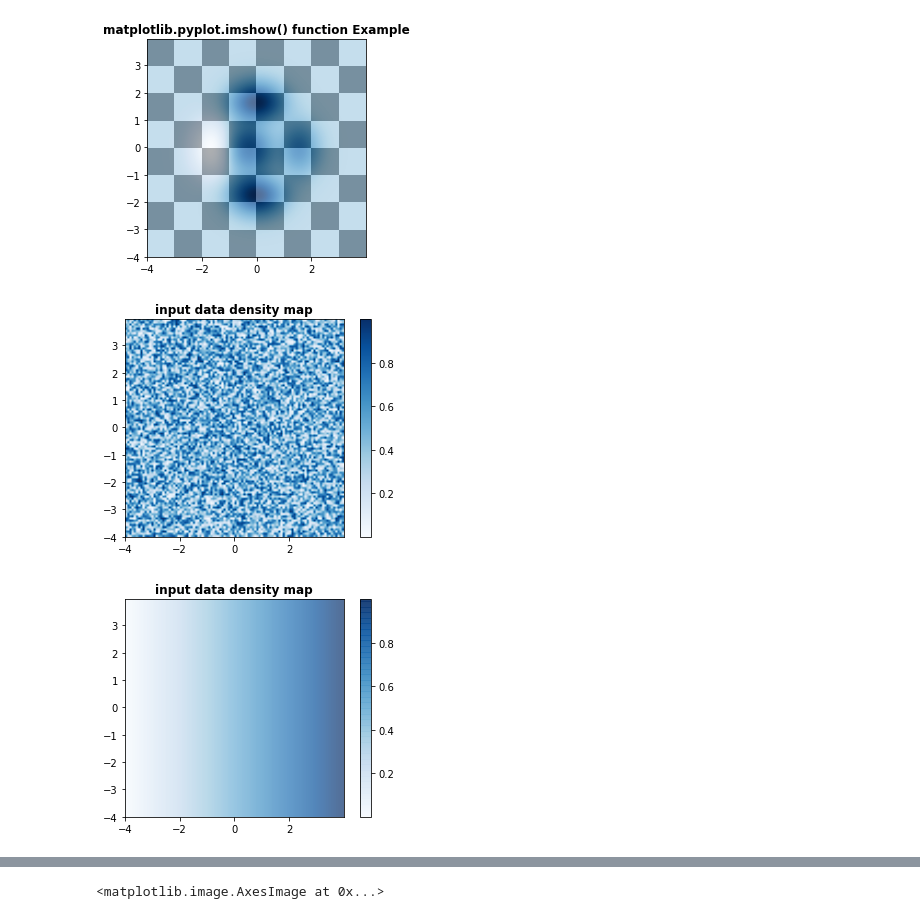
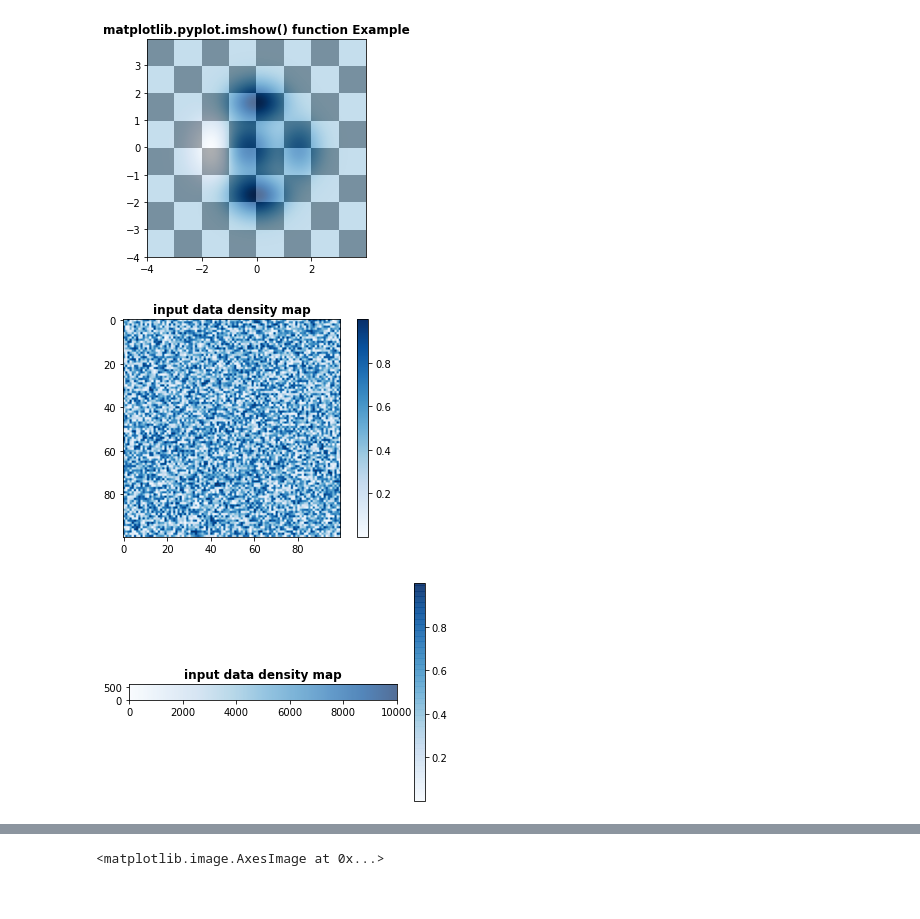
Before and after one commit to MetricVoid/CV, a Jupyter notebook: Untitled.ipynb, the cells around one changed output, grey strips where cells are left out. Saved outputs shown, nothing was run; the diff lists cells and outputs as text; code cells hidden in the pictures.

```diff
--- a/Untitled.ipynb
+++ b/Untitled.ipynb
@@ -94,23 +135,27 @@ from numpy import save
 data = np.random.rand(100,100)
 # save to npy file
 save('q3-input.npy', data)
-A = data
-graph = plt.imshow(data, cmap ="Blues",
-           interpolation ='bilinear', extent = extent)
+A = np.copy(data)
+graph = plt.imshow(data, cmap ="Blues")
 plt.colorbar(graph)
 plt.title('input data density map', fontweight ="bold")
 plt.show()
 # %% [output]
-[figure, old version]
+[figure, new version]
 # %%
 # data_3a = np.asarray(data).reshape(-1)
-data_3a = np.reshape(data,(1,10000))
-data_3a.sort()
-graph_3a = plt.imshow(data_3a, cmap ="Blues", alpha = 0.7,
+temp = np.reshape(data,(1,10000))
+temp.sort()
+
+
+extent = 0,10000,0,600
+graph_3a = plt.imshow(temp, cmap ="Blues", alpha = 0.7,
            interpolation ='bilinear', extent = extent)
+# graph_3a = plt.imshow(data_3a, cmap ="Blues",)
+
 plt.colorbar(graph_3a)
 plt.title('input data density map', fontweight ="bold")
 plt.show()
 # %% [output]
-[figure, old version]
+[figure, new version]
 # %%
```
Also changed, not shown: parts of 13 cells of this notebook, 3 other files.
